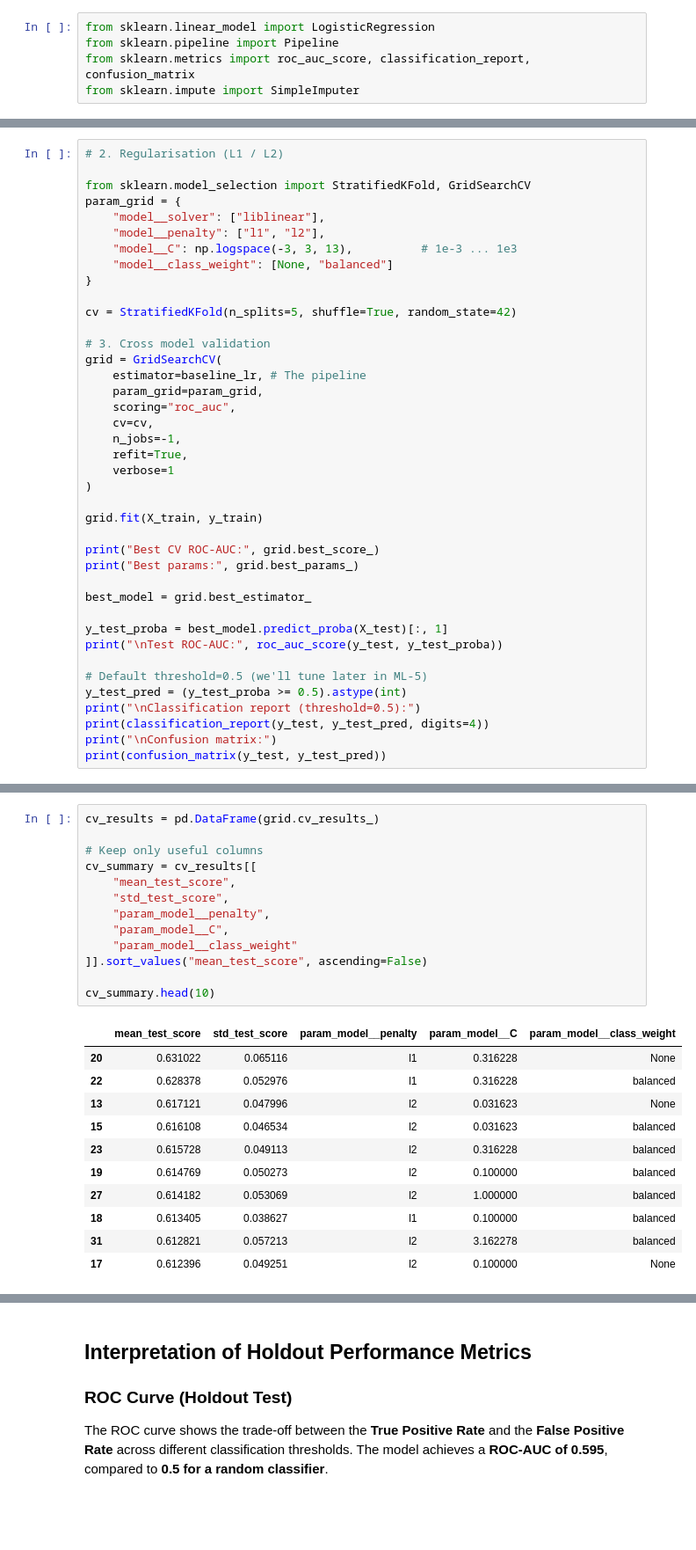
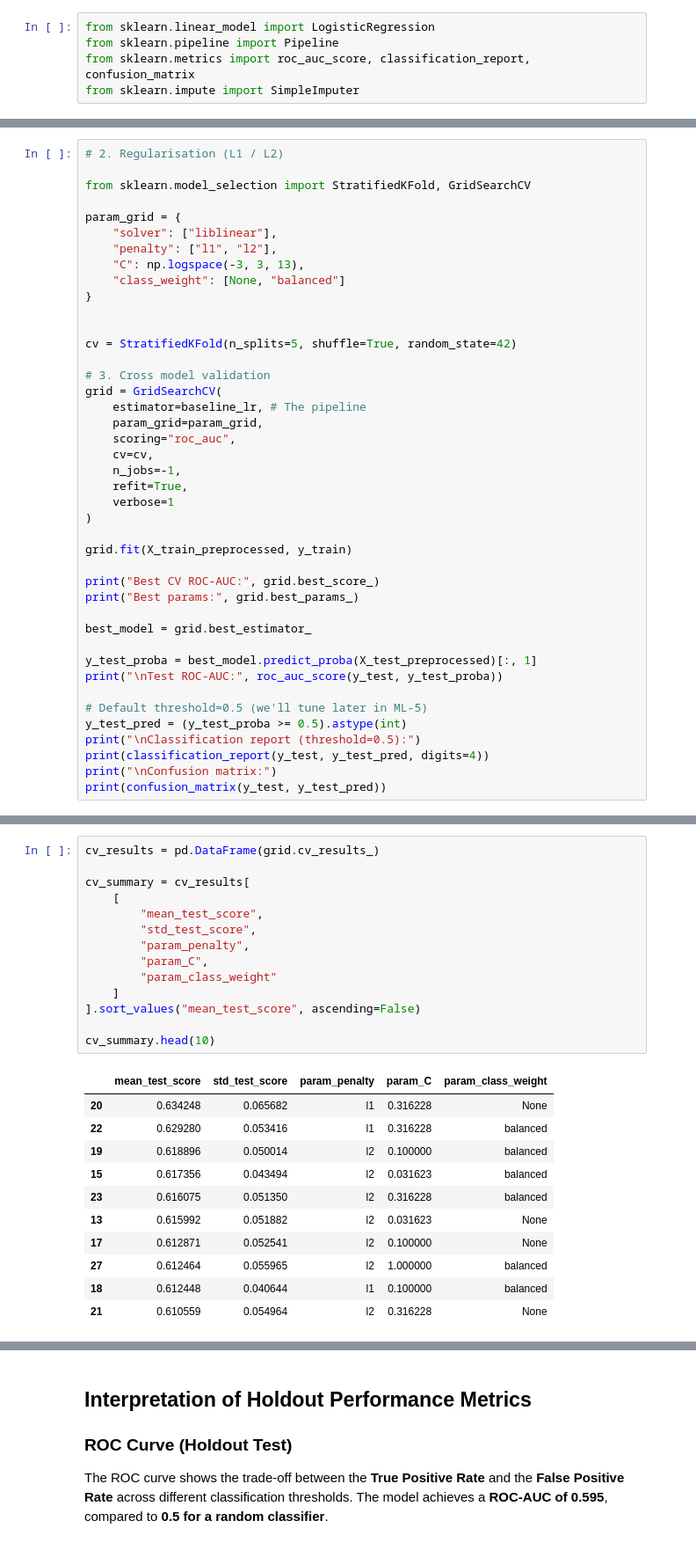
Before and after one commit to PPerezdeMadrid/ml-model, a Jupyter notebook: CreditScore/03_New_Target_Credit_Score.ipynb, the cells around one changed output, grey strips where cells are left out. Shown at 88% size. Saved outputs shown, nothing was run; the diff lists cells and outputs as text; blank space fills up the shorter version.

```diff
--- a/CreditScore/03_New_Target_Credit_Score.ipynb
+++ b/CreditScore/03_New_Target_Credit_Score.ipynb
@@ -360,12 +338,14 @@ weighted avg     0.5890    0.6640    0.6086       125
 # 2. Regularisation (L1 / L2)
 
 from sklearn.model_selection import StratifiedKFold, GridSearchCV
+
 param_grid = {
-    "model__solver": ["liblinear"],
-    "model__penalty": ["l1", "l2"],
-    "model__C": np.logspace(-3, 3, 13),          # 1e-3 ... 1e3
-    "model__class_weight": [None, "balanced"]
+    "solver": ["liblinear"],
+    "penalty": ["l1", "l2"],
+    "C": np.logspace(-3, 3, 13),
+    "class_weight": [None, "balanced"]
 }
+
 
 cv = StratifiedKFold(n_splits=5, shuffle=True, random_state=42)
 
@@ -380,14 +360,14 @@ grid = GridSearchCV(
     verbose=1
 )
 
-grid.fit(X_train, y_train)
+grid.fit(X_train_preprocessed, y_train)
 
 print("Best CV ROC-AUC:", grid.best_score_)
 print("Best params:", grid.best_params_)
 
 best_model = grid.best_estimator_
 
-y_test_proba = best_model.predict_proba(X_test)[:, 1]
+y_test_proba = best_model.predict_proba(X_test_preprocessed)[:, 1]
 print("\nTest ROC-AUC:", roc_auc_score(y_test, y_test_proba))
 
 # Default threshold=0.5 (we'll tune later in ML-5)
@@ -420,28 +400,29 @@ Confusion matrix:
 # %%
 cv_results = pd.DataFrame(grid.cv_results_)
 
-# Keep only useful columns
-cv_summary = cv_results[[
-    "mean_test_score",
-    "std_test_score",
-    "param_model__penalty",
-    "param_model__C",
-    "param_model__class_weight"
-]].sort_values("mean_test_score", ascending=False)
+cv_summary = cv_results[
+    [
+        "mean_test_score",
+        "std_test_score",
+        "param_penalty",
+        "param_C",
+        "param_class_weight"
+    ]
+].sort_values("mean_test_score", ascending=False)
 
 cv_summary.head(10)
 # %% [output]
-|  | mean_test_score | std_test_score | param_model__penalty | param_model__C | param_model__class_weight |
-| 20 | 0.631022 | 0.065116 | l1 | 0.316228 | None |
-| 22 | 0.628378 | 0.052976 | l1 | 0.316228 | balanced |
-| 13 | 0.617121 | 0.047996 | l2 | 0.031623 | None |
-| 15 | 0.616108 | 0.046534 | l2 | 0.031623 | balanced |
-| 23 | 0.615728 | 0.049113 | l2 | 0.316228 | balanced |
-| 19 | 0.614769 | 0.050273 | l2 | 0.100000 | balanced |
-| 27 | 0.614182 | 0.053069 | l2 | 1.000000 | balanced |
-| 18 | 0.613405 | 0.038627 | l1 | 0.100000 | balanced |
-| 31 | 0.612821 | 0.057213 | l2 | 3.162278 | balanced |
-| 17 | 0.612396 | 0.049251 | l2 | 0.100000 | None |
+|  | mean_test_score | std_test_score | param_penalty | param_C | param_class_weight |
+| 20 | 0.634248 | 0.065682 | l1 | 0.316228 | None |
+| 22 | 0.629280 | 0.053416 | l1 | 0.316228 | balanced |
+| 19 | 0.618896 | 0.050014 | l2 | 0.100000 | balanced |
+| 15 | 0.617356 | 0.043494 | l2 | 0.031623 | balanced |
+| 23 | 0.616075 | 0.051350 | l2 | 0.316228 | balanced |
+| 13 | 0.615992 | 0.051882 | l2 | 0.031623 | None |
+| 17 | 0.612871 | 0.052541 | l2 | 0.100000 | None |
+| 27 | 0.612464 | 0.055965 | l2 | 1.000000 | balanced |
+| 18 | 0.612448 | 0.040644 | l1 | 0.100000 | balanced |
+| 21 | 0.610559 | 0.054964 | l2 | 0.316228 | None |
 # %%
 # 4. ROC-AUC evaluation
 
```
Also changed, not shown: parts of 4 cells of this notebook, 2 other files.
